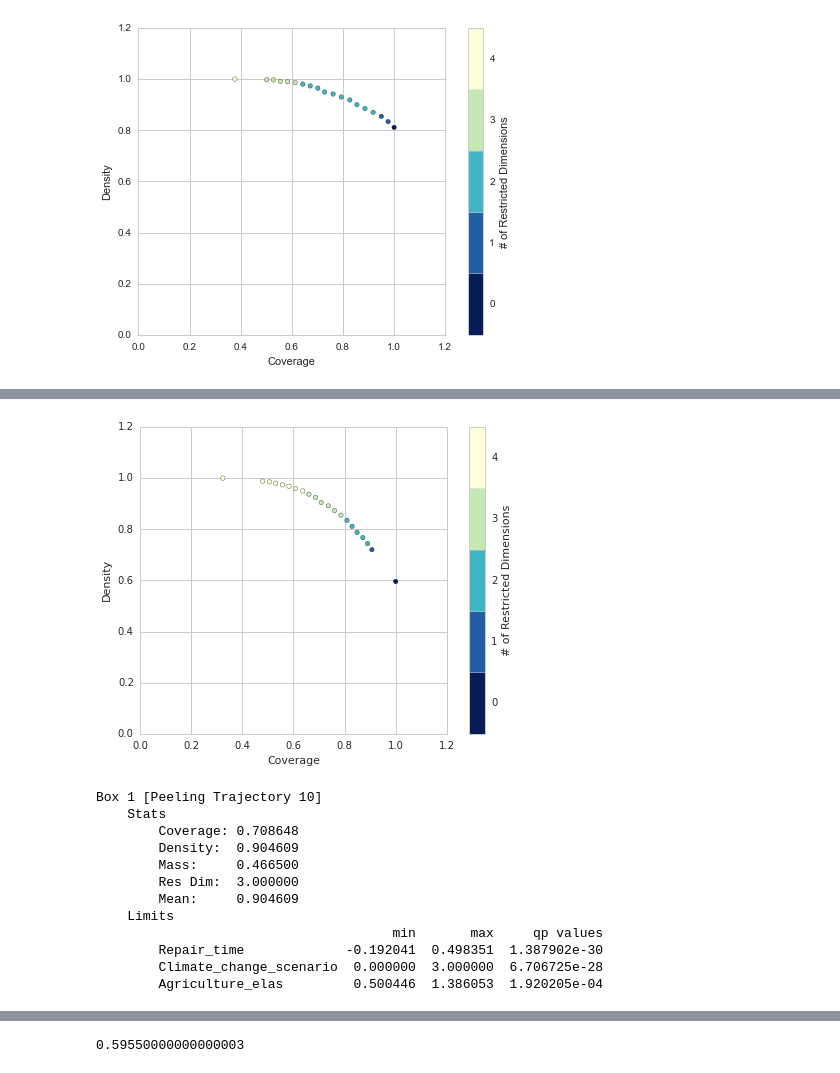
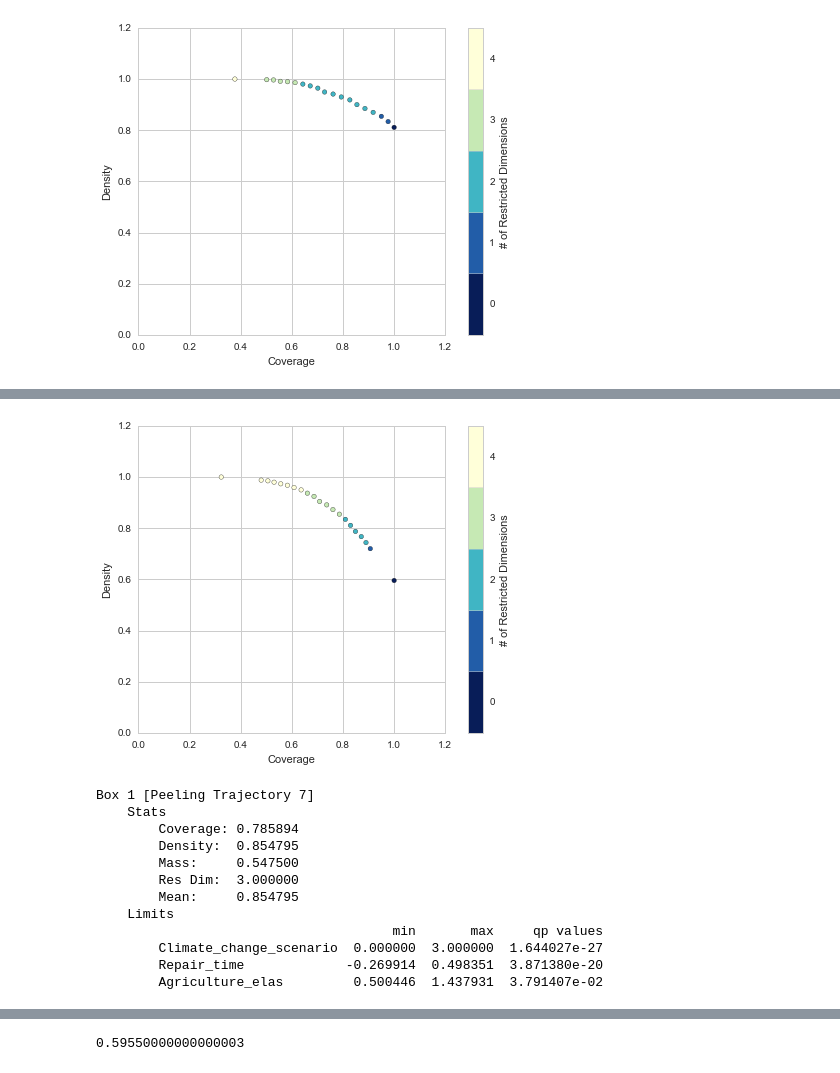
Before and after one commit to julierozz/mozambique, a Jupyter notebook: CBA-Murrumbala.ipynb, the cells around one changed output, grey strips where cells are left out. Drawn from its saved outputs; the diff is of its cells as text; code cells hidden in the pictures.

```diff
--- a/CBA-Murrumbala.ipynb
+++ b/CBA-Murrumbala.ipynb
@@ -291,3 +294,6 @@ savefig("benefit_cost_ratio_pave_1")
 import prim
 # %%
 forprim=m.unstack('intervention').swaplevel(i=1,j=0,axis=1).rename(columns=new_names)
+# %%
+diff_npv = forprim.Pave1.set_index(['Repair_time', 'Discount_Rate','Traffic_growth', 'Flood_duration', 'Agriculture_elas','Climate_change_scenario']).npv\
+-forprim.drainage.set_index(['Repair_time', 'Discount_Rate','Traffic_growth', 'Flood_duration', 'Agriculture_elas','Climate_change_scenario']).npv
@@ -356,26 +393,26 @@ box.show_details();
 # %%
-scenarofinterest = forprim.Pave1
-p = prim.Prim(scenarofinterest[inputs.columns], forprim.Pave1.npv>forprim.drainage.npv, threshold=0.5, threshold_type=">")
+scenarofinterest = diff_npv.reset_index()
+p = prim.Prim(scenarofinterest[inputs.columns], scenarofinterest.npv>0, threshold=0.5, threshold_type=">")
 
 box = p.find_box()
 box.show_tradeoff()
 
 plt.show()
 # %% [output]
-[figure, old version]
+[figure, new version]
 # %%
-box.select(10)
+box.select(7)
 print(box)
 # %% [output]
-Box 1 [Peeling Trajectory 10]
+Box 1 [Peeling Trajectory 7]
     Stats
-        Coverage: 0.708648
-        Density:  0.904609
-        Mass:     0.466500
+        Coverage: 0.785894
+        Density:  0.854795
+        Mass:     0.547500
         Res Dim:  3.000000
-        Mean:     0.904609
+        Mean:     0.854795
     Limits
                                       min       max     qp values
-        Repair_time             -0.192041  0.498351  1.387902e-30
-        Climate_change_scenario  0.000000  3.000000  6.706725e-28
-        Agriculture_elas         0.500446  1.386053  1.920205e-04
+        Climate_change_scenario  0.000000  3.000000  1.644027e-27
+        Repair_time             -0.269914  0.498351  3.871380e-20
+        Agriculture_elas         0.500446  1.437931  3.791407e-02
```
Also changed, not shown: parts of 12 cells of this notebook.
